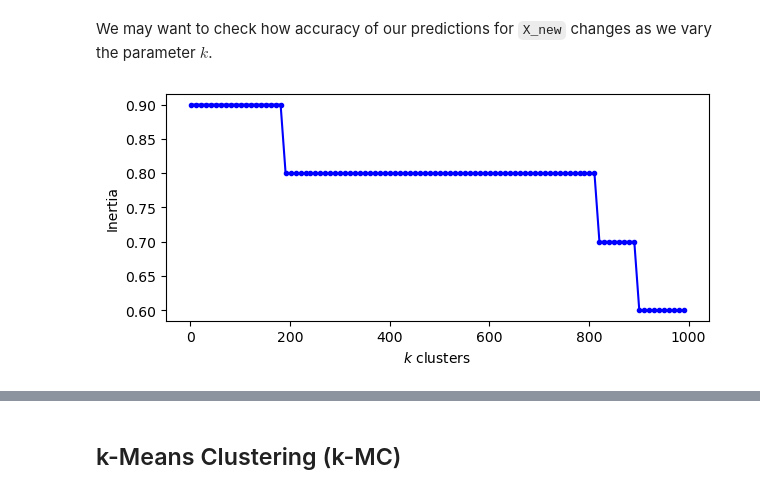
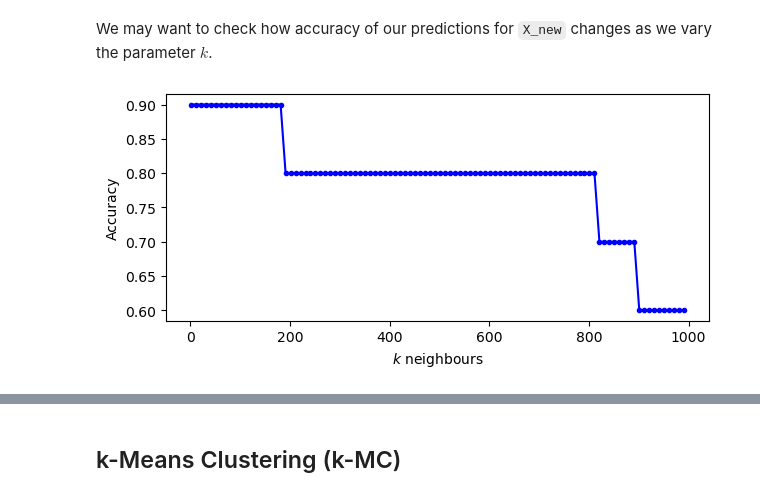
Before and after one commit to AppliedMachineLearningNBI/AppliedML2021, a Jupyter notebook: Week3/NeighboursAndClusters.ipynb, the cells around one changed output, grey strips where cells are left out. Drawn from its saved outputs; the diff is of its cells as text; code cells hidden in the pictures.

Commit message:
kNN, kMC examples. Fixed plot labels

```diff
--- a/Week3/NeighboursAndClusters.ipynb
+++ b/Week3/NeighboursAndClusters.ipynb
@@ -189,20 +189,20 @@ We may want to check how accuracy of our predictions for `X_new` changes as we v
 # %%
 ks = np.arange(1, 1001, 10)
 scores = []
 for k in ks:
     knn_clf = KNeighborsClassifier(n_neighbors=k, n_jobs=1,
                                    weights='uniform')
     knn_clf.fit(X, y)
     y_pred = knn_clf.predict(X_new)
     scores.append(accuracy_score(y_new, y_pred))
 
 fig, ax = plt.subplots(1, dpi=100, figsize=(7,3),
-                       subplot_kw={'xlabel': '$k$ clusters',
-                                   'ylabel': 'Inertia'})
+                       subplot_kw={'xlabel': '$k$ neighbours',
+                                   'ylabel': 'Accuracy'})
 plt.plot(ks, scores, 'b.-')
 plt.show()
 # %% [output]
-[figure, old version]
+[figure, new version]
 # %% [markdown]
 **In Context with Other Classifiers**:
 
```
